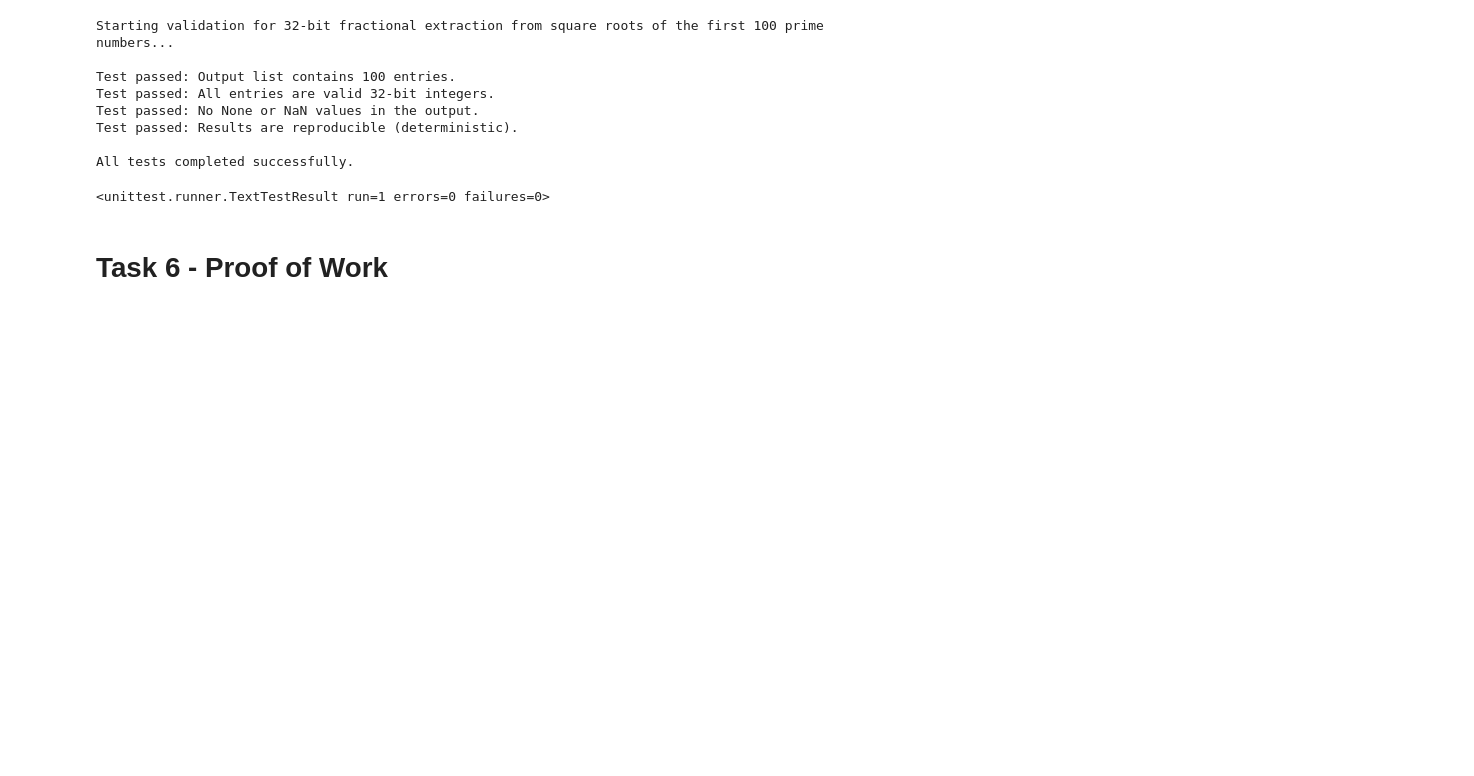
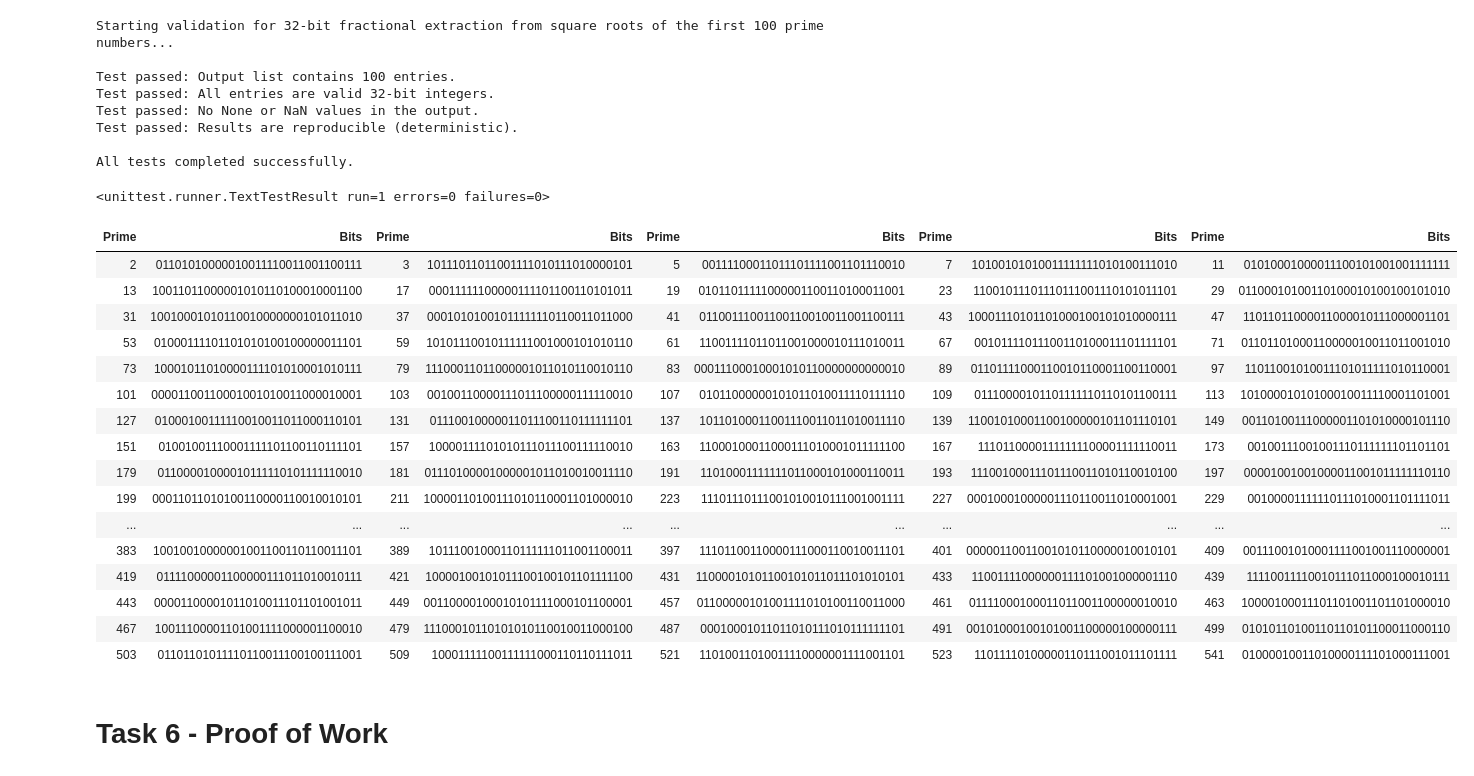
Before and after one commit to Cpgeragh/computational_theory_assessment, a Jupyter notebook: tasks.ipynb, the cells around one changed output. Drawn from its saved outputs; the diff is of its cells as text; code cells hidden in the pictures; blank space fills up the shorter version.

Commit message:
Impllemented function to output first 100 primes' bits data in table

```diff
--- a/tasks.ipynb
+++ b/tasks.ipynb
@@ -609,6 +609,57 @@ Test passed: Results are reproducible (deterministic).
 
 All tests completed successfully.
 <unittest.runner.TextTestResult run=1 errors=0 failures=0>
+# %%
+import pandas as pd
+import numpy as np
+
+# Group (prime, bits) into rows of 5 pairs
+pairs_per_row = 5
+pairs = [(str(p), f"{b:032b}") for p, b in zip(first_100_primes, sqrt_fractional_bits)]
+
+grouped_rows = []
+for i in range(0, len(pairs), pairs_per_row):
+    row = []
+    for prime, bits in pairs[i:i + pairs_per_row]:
+        row.extend([prime, bits])
+    grouped_rows.append(row)
+
+# Repeating column names
+columns = []
+for _ in range(pairs_per_row):
+    columns.extend(["Prime", "Bits"])
+
+df_clean = pd.DataFrame(grouped_rows, columns=columns)
+
+# Apply center alignment to both headers and data using Styler
+styled = df_clean.style.set_table_styles(
+    [
+        {"selector": "th", "props": [("text-align", "center")]},
+        {"selector": "td", "props": [("text-align", "center")]}
+    ]
+)
+
+# Display without index
+from IPython.display import display
+display(styled.hide(axis="index"))
+# %% [output]
+| Prime | Bits | Prime | Bits | Prime | Bits | Prime | Bits | Prime | Bits |
+| 2 | 01101010000010011110011001100111 | 3 | 10111011011001111010111010000101 | 5 | 00111100011011101111001101110010 | 7 | 10100101010011111111010100111010 | 11 | 01010001000011100101001001111111 |
+| 13 | 10011011000001010110100010001100 | 17 | 00011111100000111101100110101011 | 19 | 01011011111000001100110100011001 | 23 | 11001011101110111001110101011101 | 29 | 01100010100110100010100100101010 |
+| 31 | 10010001010110010000000101011010 | 37 | 00010101001011111110110011011000 | 41 | 01100111001100110010011001100111 | 43 | 10001110101101000100101010000111 | 47 | 11011011000011000010111000001101 |
+| 53 | 01000111101101010100100000011101 | 59 | 10101110010111111001000101010110 | 61 | 11001111011011001000010111010011 | 67 | 00101111011100110100011101111101 | 71 | 01101101000110000010011011001010 |
+| 73 | 10001011010000111101010001010111 | 79 | 11100011011000001011010110010110 | 83 | 00011100010001010110000000000010 | 89 | 01101111000110010110001100110001 | 97 | 11011001010011101011111010110001 |
+| 101 | 00001100110001001010011000010001 | 103 | 00100110000111011100000111110010 | 107 | 01011000000101011010011110111110 | 109 | 01110000101101111110110101100111 | 113 | 10100001010100010011110001101001 |
+| 127 | 01000100111110010011011000110101 | 131 | 01110010000011011100110111111101 | 137 | 10110100011001110011011010011110 | 139 | 11001010001100100000101101110101 | 149 | 00110100111000001101010000101110 |
+| 151 | 01001001110001111101100110111101 | 157 | 10000111101010111011100111110010 | 163 | 11000100011000111010001011111100 | 167 | 11101100001111111100001111110011 | 173 | 00100111001001110111111101101101 |
+| 179 | 01100001000010111110101111110010 | 181 | 01110100001000001011010010011110 | 191 | 11010001111111011000101000110011 | 193 | 11100100011101110011010110010100 | 197 | 00001001001000011001011111110110 |
+| 199 | 00011011010100110000110010010101 | 211 | 10000110100111010110001101000010 | 223 | 11101110111001010010111001001111 | 227 | 00010001000001110110011010001001 | 229 | 00100001111110111010001101111011 |
+| ... | ... | ... | ... | ... | ... | ... | ... | ... | ... |
+| 383 | 10010010000001001100110110011101 | 389 | 10111001000110111111011001100011 | 397 | 11101100110000111000110010011101 | 401 | 00000110011001010110000010010101 | 409 | 00111001010001111001001110000001 |
+| 419 | 01111000001100000111011010010111 | 421 | 10000100101011100100101101111100 | 431 | 11000010101100101011011101010101 | 433 | 11001111000000111101001000001110 | 439 | 11110011110010111011000100010111 |
+| 443 | 00001100001011010011101101001011 | 449 | 00110000100010101111000101100001 | 457 | 01100000101001111010100110011000 | 461 | 01111000100011011001100000010010 | 463 | 10000100011101101001101101000010 |
+| 467 | 10011100001101001111000001100010 | 479 | 11100010110101010110010011000100 | 487 | 00010001011011010111010111111101 | 491 | 00101000100101001100000100000111 | 499 | 01010110100110110101100011000110 |
+| 503 | 01101101011110110011100100111001 | 509 | 10001111100111111000110110111011 | 521 | 11010011010011110000001111001101 | 523 | 11011110100000110111001011101111 | 541 | 01000010011010000111101000111001 |
 # %% [markdown]
 # **Task 6 - Proof of Work**
 # %% [markdown]
```
